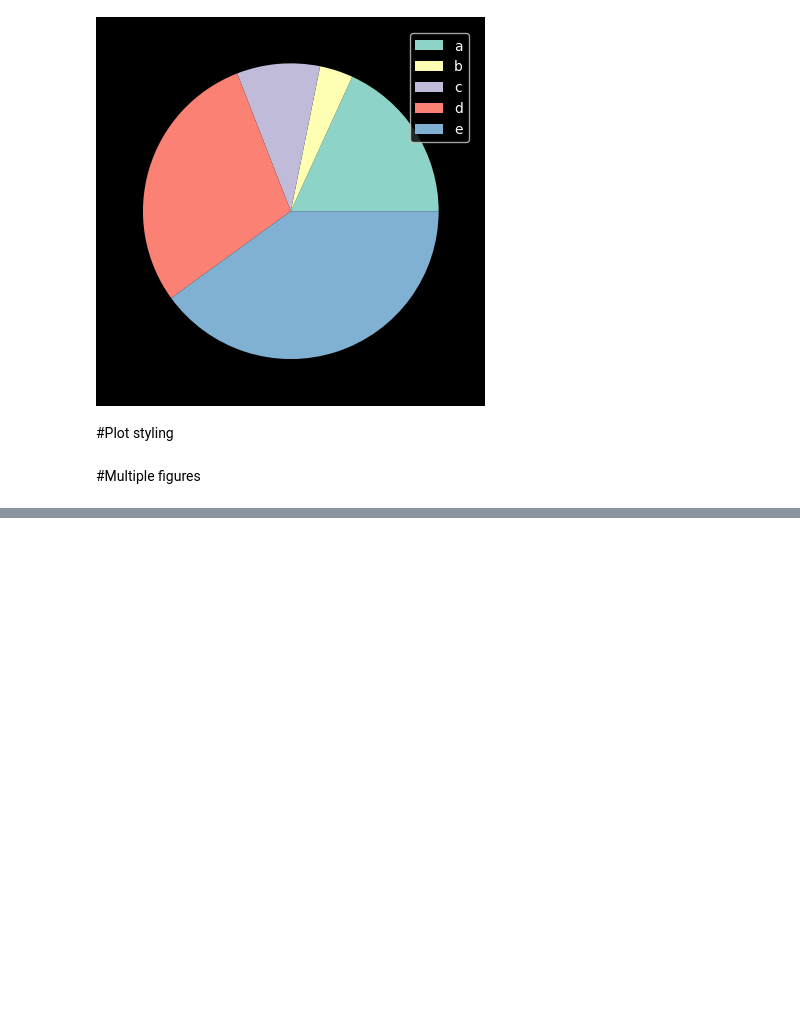
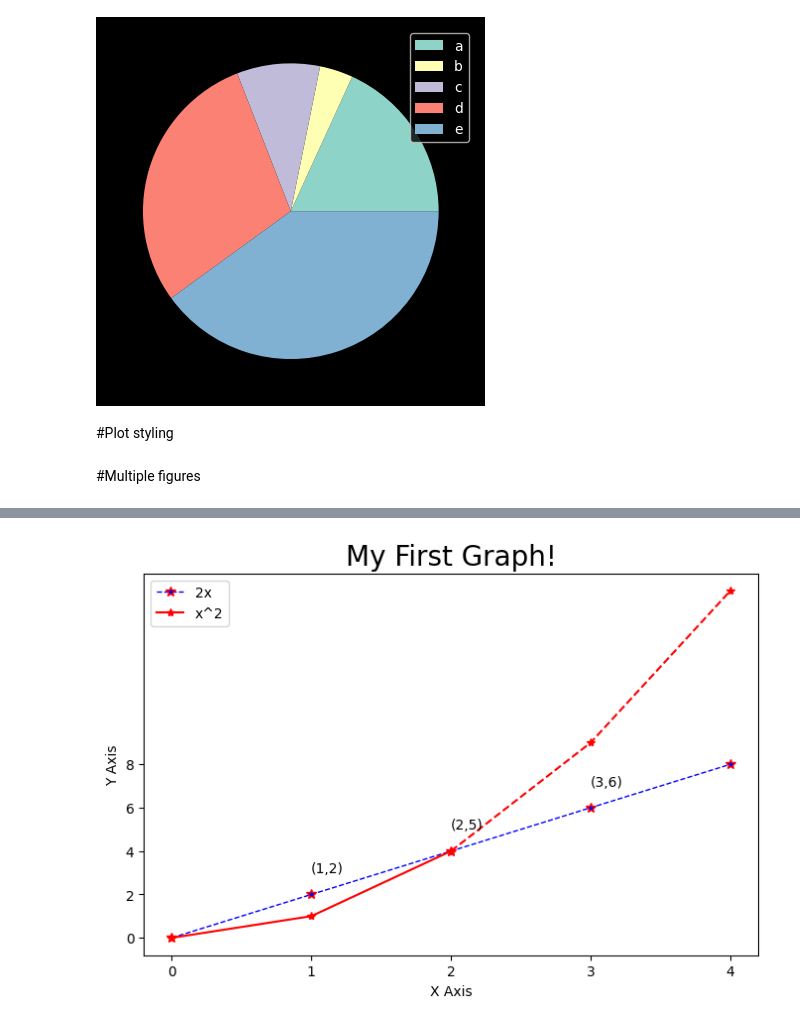
Before and after one commit to haneeth25/Libraries_prac, a Jupyter notebook: matplotlib.ipynb, the cells around one changed output, grey strips where cells are left out. Drawn from its saved outputs; the diff is of its cells as text; code cells hidden in the pictures; blank space fills up the shorter version.

```diff
--- a/matplotlib.ipynb
+++ b/matplotlib.ipynb
@@ -289,0 +324,49 @@ plt.show()
+# %%
+# line 1
+x = [0,1,2,3,4]
+y = [0,2,4,6,8]
+
+# Resize your Graph (dpi specifies pixels per inch. When saving probably should use 300 if possible)
+plt.figure(figsize=(8,5), dpi=100)
+
+# Keyword Argument Notation
+plt.plot(x,y, label = '2x',color='blue',linewidth=1,linestyle='--',marker='*',
+         markersize=7,markeredgecolor='red')
+
+# line 2
+# x2 = [0,1,2,3,4]
+y2 = [i**2 for i in x]
+
+# plt.plot(x2,y2,'r*-',label='x^2')
+
+# Plot part of the graph as line
+plt.plot(x[:3],y2[:3], 'r*-',label = 'x^2')
+# Plot remainder of graph as a dot
+plt.plot(x[2:],y2[2:], 'r*--')
+
+# Add a title (specify font parameters with fontdict)
+plt.title('My First Graph!', fontdict={'fontname': 'Comic Sans MS', 'fontsize': 20})
+
+# X and Y labels
+plt.xlabel('X Axis')
+plt.ylabel('Y Axis')
+
+# X, Y axis Tickmarks (scale of your graph)
+plt.xticks([0,1,2,3,4])
+plt.yticks([0,2,4,6,8])
+
+# Add annotations for specific points
+plt.annotate('(1,2)',xy=(1, 2), xytext=(1, 3))
+plt.annotate('(2,5)', xy=(2, 4), xytext=(2, 5))
+plt.annotate('(3,6)', xy=(3, 6), xytext=(3, 7))
+
+# plt.fill_between(x,y,y2,color='green',aplha=0.5)
+# Add a legend
+plt.legend()
+
+# Save figure (dpi 300 is good when saving so graph has high resolution)
+plt.savefig('mygraph.png', dpi=300)
+
+# Show plot
+plt.show()
+# %% [output]
@@ -289,0 +382 @@ plt.show()
+[figure, added]
```
Also changed, not shown: parts of 8 cells of this notebook.
